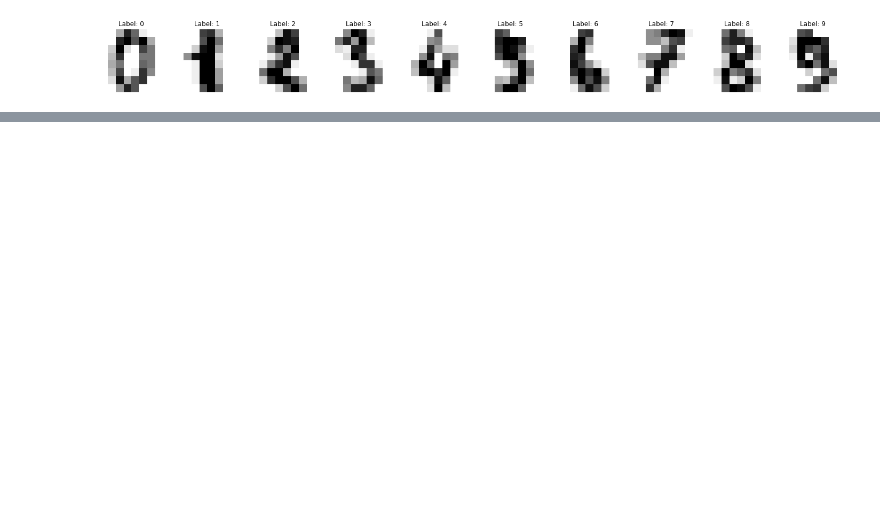
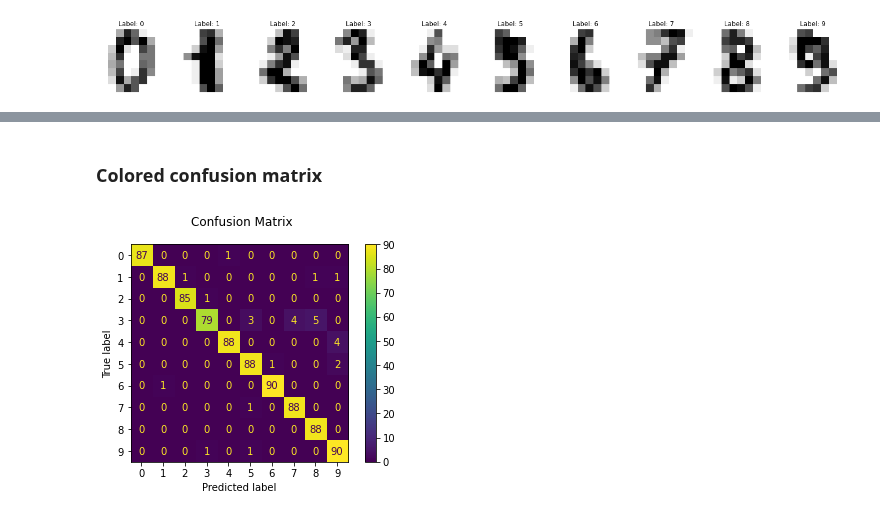
Before and after one commit to urmel79/Jupyter_GettingStarted2ML, a Jupyter notebook: SVM_MNIST_8x8_scikit.ipynb, the cells around one changed output, grey strips where cells are left out. Saved outputs shown, nothing was run; the diff lists cells and outputs as text; code cells hidden in the pictures; blank space fills up the shorter version.

```diff
--- a/SVM_MNIST_8x8_scikit.ipynb
+++ b/SVM_MNIST_8x8_scikit.ipynb
@@ -40,0 +143,11 @@ for ax, image, label in zip(axes, digits.images, digits.target):
+# %% [markdown]
+### Colored confusion matrix
+# %%
+# print colored confusion matrix
+cm_colored = metrics.ConfusionMatrixDisplay.from_predictions(
+                                            y_test, predicted)
+cm_colored.figure_.suptitle("Confusion Matrix")
+cm_colored.confusion_matrix
+plt.show()
+# %% [output]
+[figure, added]
```
Also changed, not shown: parts of 18 cells of this notebook, 1 other file.
